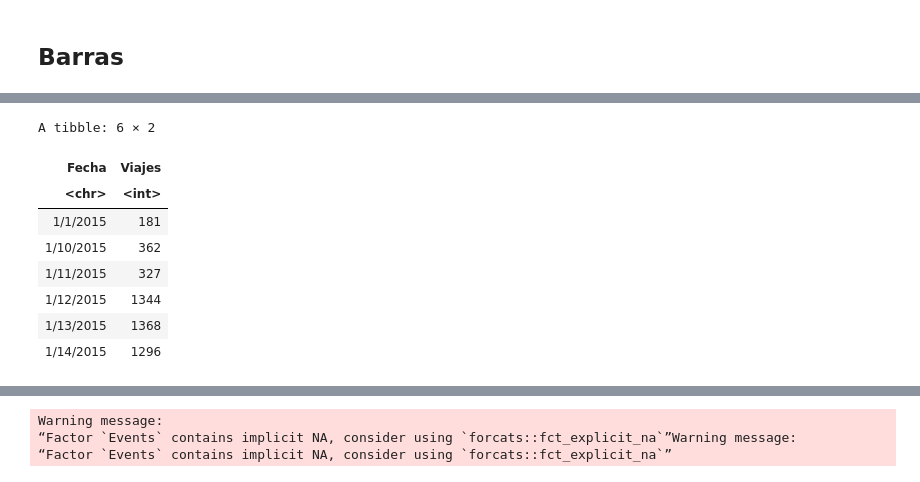
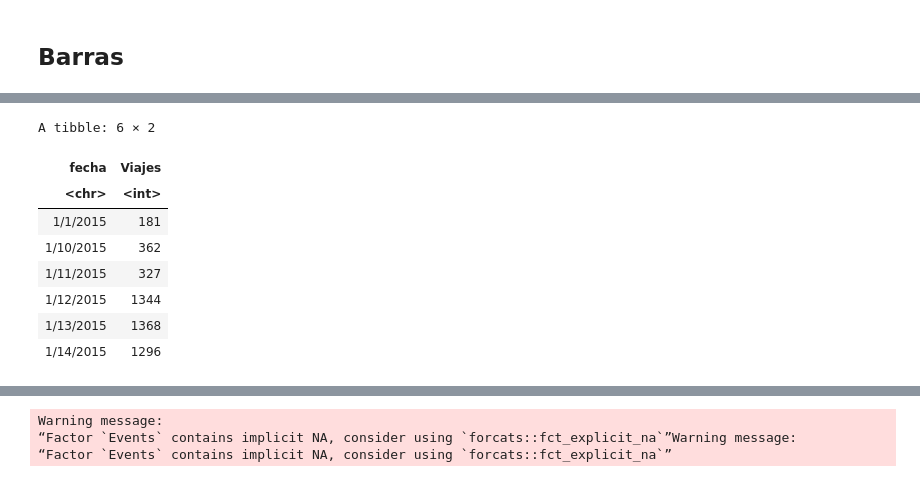
Before and after one commit to notblank/Curso-Stat-Public, a Jupyter notebook: Cursos/Curso_07_Data_Viz_1.ipynb, the cells around one changed output, grey strips where cells are left out. Drawn from its saved outputs; the diff is of its cells as text; code cells hidden in the pictures.

```diff
--- a/Cursos/Curso_07_Data_Viz_1.ipynb
+++ b/Cursos/Curso_07_Data_Viz_1.ipynb
@@ -9,7 +19,5 @@ Gráficos son mas fáciles de interpretar.
 # %%
-library(tidyverse)
+trips <- readr::read_csv("../tablas/bike data/201508_trip_data.csv") %>% clean_names()
 
-trips <- readr::read_csv("../tablas/bike data/201508_trip_data.csv")
-
-trips %>% select(`Start Date`) %>% head()
+trips %>% select(start_date) %>% head()
 # %% [output]
@@ -42,13 +60,13 @@ A tibble: 6 × 1
 # %%
-trips_bici <- trips %>% select(Fecha = `Start Date`) %>%
-                        mutate(Fecha =  gsub( " .*$", "", Fecha)) %>%
-                        group_by(Fecha) %>%
+trips_bici <- trips %>% select(fecha = start_date) %>%
+                        separate(fecha, into = c("fecha", "hora"), sep = " ") %>%
+                        group_by(fecha) %>%
                         summarize(Viajes = n())
 
 head(trips_bici)
 # %% [output]
 A tibble: 6 × 2
-| Fecha | Viajes |
+| fecha | Viajes |
 | <chr> | <int> |
 | 1/1/2015 | 181 |
 | 1/10/2015 | 362 |
```
Also changed, not shown: parts of 6 cells of this notebook.
